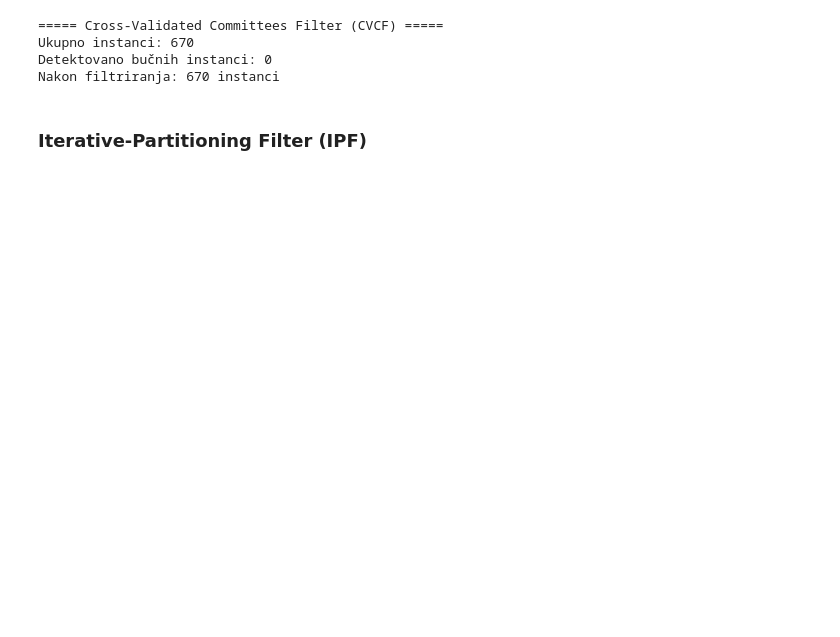
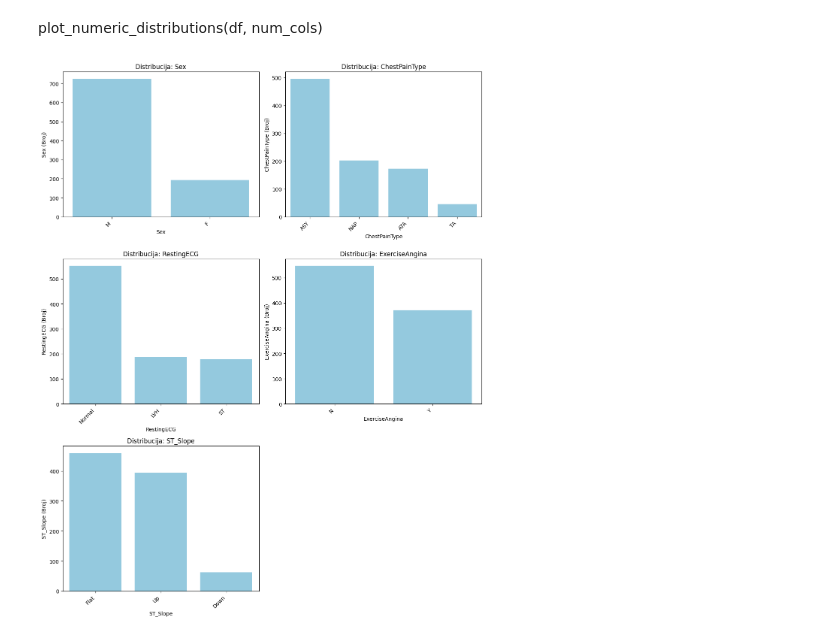
Before and after one commit to jovanasstojanovic01/Dealing-with-noisy-data, a Jupyter notebook: ŠumUPodacima_JovanaStojanović_1902.ipynb, the cells around one changed output. Drawn from its saved outputs; the diff is of its cells as text; code cells hidden in the pictures; blank space fills up the shorter version.

```diff
--- a/ŠumUPodacima_JovanaStojanović_1902.ipynb
+++ b/ŠumUPodacima_JovanaStojanović_1902.ipynb
@@ -748,4 +110,0 @@ df["outlier_iqr"] = iqr_outliers.any(axis=1)
-# %%
-lof = LocalOutlierFactor(n_neighbors=20, contamination=0.05) # koristi Neighborhood Averaging metod
-lof_pred = lof.fit_predict(X_scaled)
-df["outlier_lof"] = lof_pred == -1  # -1 = autlejer
@@ -754,4 +110,0 @@ df["outlier_lof"] = lof_pred == -1  # -1 = autlejer
-# %%
-iso = IsolationForest(contamination=0.05, random_state=42)
-iso_pred = iso.fit_predict(X_scaled)
-df["outlier_iforest"] = iso_pred == -1  # -1 = autlejer
@@ -760,10 +110,0 @@ df["outlier_iforest"] = iso_pred == -1  # -1 = autlejer
-# %%
-kmeans = KMeans(n_clusters=4, random_state=42)
-kmeans.fit(X_scaled)
-distances = np.min(
-    np.linalg.norm(X_scaled - kmeans.cluster_centers_[kmeans.labels_], axis=1)
-    .reshape(-1, 1), axis=1
-)
-
-threshold = np.percentile(distances, 95) # prag: npr. gornjih 5% po distanci su autlejeri
-df["outlier_kmeans"] = distances > threshold
@@ -881,12 +110,0 @@ y_clean = y.drop(index=noisy_instances)
-# %%
-print("===== Cross-Validated Committees Filter (CVCF) =====")
-print(f"Ukupno instanci: {len(X)}")
-print(f"Detektovano bučnih instanci: {len(noisy_instances)}")
-print(f"Nakon filtriranja: {len(X_clean)} instanci")
-# %% [output]
-===== Cross-Validated Committees Filter (CVCF) =====
-Ukupno instanci: 670
-Detektovano bučnih instanci: 0
-Nakon filtriranja: 670 instanci
-# %% [markdown]
-### Iterative-Partitioning Filter (IPF)
@@ -892,0 +154,31 @@ Nakon filtriranja: 670 instanci
+# %% [markdown]
+plot_numeric_distributions(df, num_cols)
+# %%
+nonnumerical_df = df.select_dtypes(exclude="number")
+cols = nonnumerical_df.columns
+num_columns = len(cols)
+
+cols_per_row = 2
+rows = (num_columns + cols_per_row - 1) // cols_per_row
+
+plt.figure(figsize=(6 * cols_per_row, 5 * rows))
+
+for i, col in enumerate(cols):
+    plt.subplot(rows, cols_per_row, i + 1)
+
+    sns.countplot(
+            data=df,
+            x=df[col].astype(str),
+            color='skyblue',
+            order=df[col].value_counts().index
+        )
+
+    plt.title(f'Distribucija: {col}')
+    plt.xlabel(col)
+    plt.ylabel(f'{df[col].name} (Broj)')
+    plt.xticks(rotation=45, ha='right')
+
+plt.tight_layout()
+plt.show()
+# %% [output]
+[figure, added]
```
Also changed, not shown: parts of 121 cells of this notebook, 1 other file.
